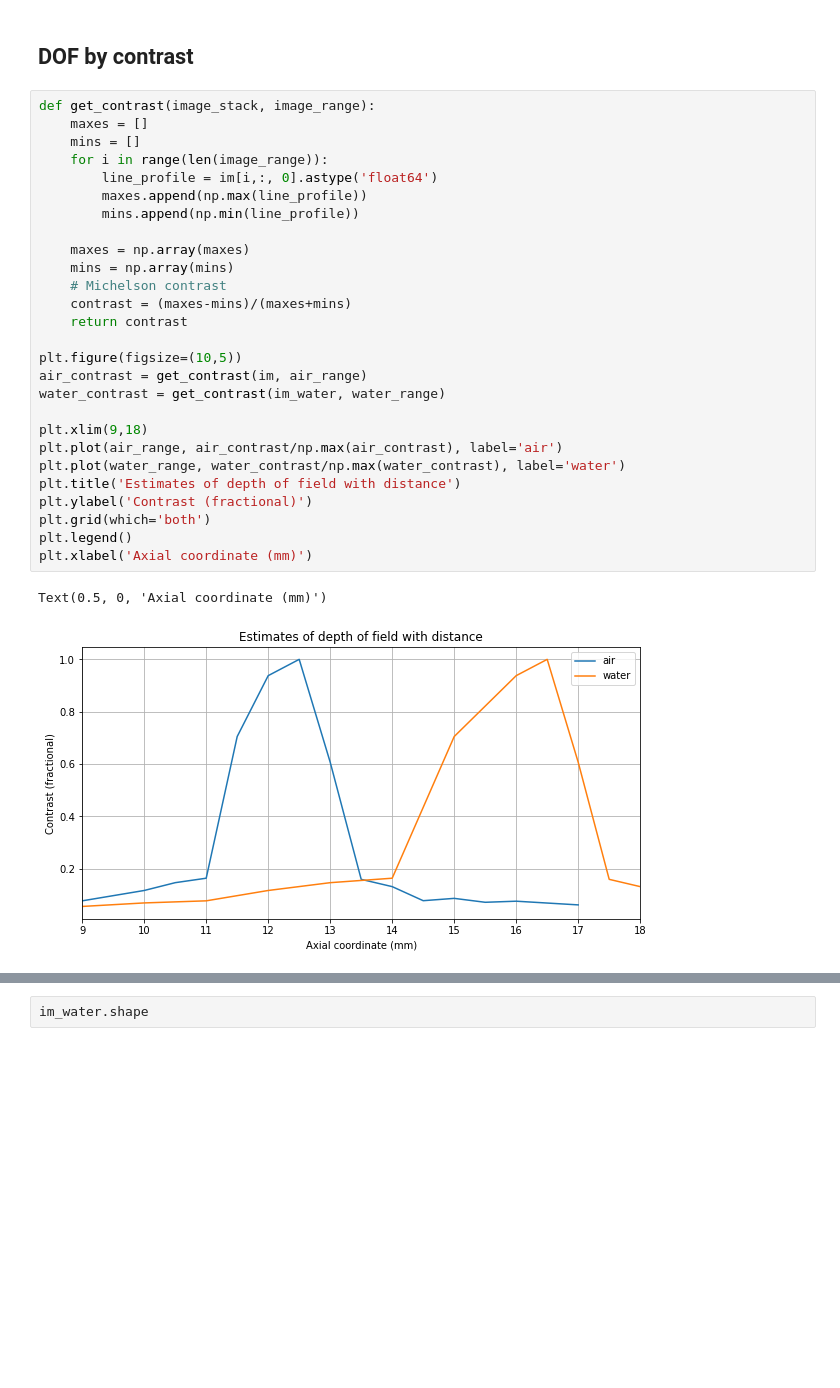
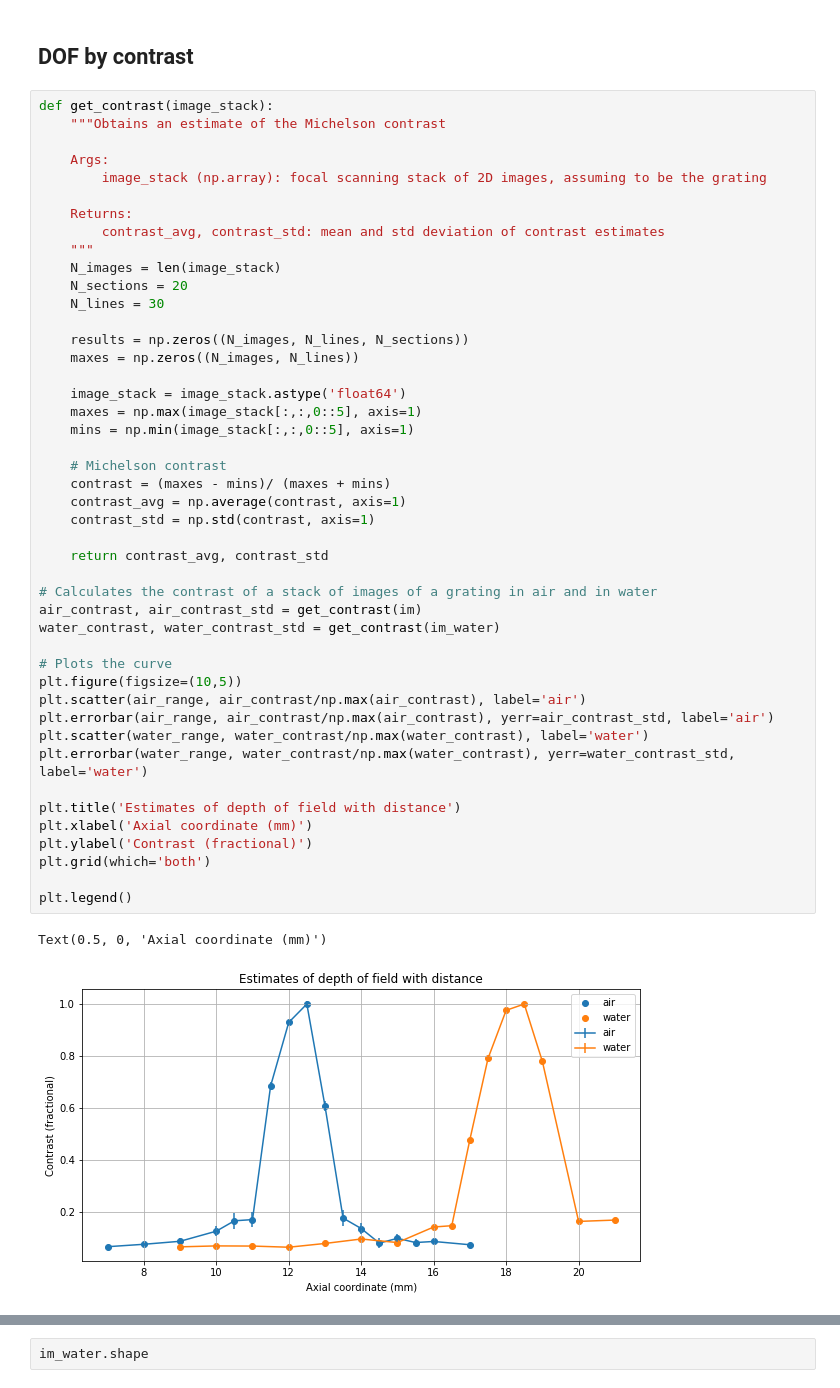
Before and after one commit to kwokkenton/optea, a Jupyter notebook: dof.ipynb, the cells around one changed output, grey strips where cells are left out. Cells and saved outputs as stored; diff of their text form; blank space fills up the shorter version.

Commit message:
average contrast measurement over multiple lines

```diff
--- a/dof.ipynb
+++ b/dof.ipynb
@@ -199,33 +199,51 @@ water_range = np.array([9, 10, 11, 12, 13, 14, 15, 16, 16.5, 17, 17.5, 18, 18.5,
 [figure]
 # %% [markdown]
 ## DOF by contrast
-# %%
-def get_contrast(image_stack, image_range):
-    maxes = []
-    mins = []
-    for i in range(len(image_range)):
-        line_profile = im[i,:, 0].astype('float64')
-        maxes.append(np.max(line_profile))
-        mins.append(np.min(line_profile))
-
-    maxes = np.array(maxes)
-    mins = np.array(mins)
-    # Michelson contrast
-    contrast = (maxes-mins)/(maxes+mins)
-    return contrast
-
-plt.figure(figsize=(10,5))
-air_contrast = get_contrast(im, air_range)
-water_contrast = get_contrast(im_water, water_range)
-
-plt.xlim(9,18)
-plt.plot(air_range, air_contrast/np.max(air_contrast), label='air')
-plt.plot(water_range, water_contrast/np.max(water_contrast), label='water')
-plt.title('Estimates of depth of field with distance')
-plt.ylabel('Contrast (fractional)')
-plt.grid(which='both')
-plt.legend()
-plt.xlabel('Axial coordinate (mm)')
-# %% [output]
-Text(0.5, 0, 'Axial coordinate (mm)')
-[figure, removed]
+# %%
+def get_contrast(image_stack):
+    """Obtains an estimate of the Michelson contrast
+
+    Args:
+        image_stack (np.array): focal scanning stack of 2D images, assuming to be the grating
+
+    Returns:
+        contrast_avg, contrast_std: mean and std deviation of contrast estimates
+    """
+    N_images = len(image_stack)
+    N_sections = 20
+    N_lines = 30
+
+    results = np.zeros((N_images, N_lines, N_sections))
+    maxes = np.zeros((N_images, N_lines))
+
+    image_stack = image_stack.astype('float64')
+    maxes = np.max(image_stack[:,:,0::5], axis=1)
+    mins = np.min(image_stack[:,:,0::5], axis=1)
+
+    # Michelson contrast
+    contrast = (maxes - mins)/ (maxes + mins)
+    contrast_avg = np.average(contrast, axis=1)
+    contrast_std = np.std(contrast, axis=1)
+
+    return contrast_avg, contrast_std
+
+# Calculates the contrast of a stack of images of a grating in air and in water
+air_contrast, air_contrast_std = get_contrast(im)
+water_contrast, water_contrast_std = get_contrast(im_water)
+
+# Plots the curve
+plt.figure(figsize=(10,5))
+plt.scatter(air_range, air_contrast/np.max(air_contrast), label='air')
+plt.errorbar(air_range, air_contrast/np.max(air_contrast), yerr=air_contrast_std, label='air')
+plt.scatter(water_range, water_contrast/np.max(water_contrast), label='water')
+plt.errorbar(water_range, water_contrast/np.max(water_contrast), yerr=water_contrast_std, label='water')
+
+plt.title('Estimates of depth of field with distance')
+plt.xlabel('Axial coordinate (mm)')
+plt.ylabel('Contrast (fractional)')
+plt.grid(which='both')
+
+plt.legend()
+# %% [output]
+Text(0.5, 0, 'Axial coordinate (mm)')
+[figure, added]
```
Also changed, not shown: parts of 1 cell of this notebook.
